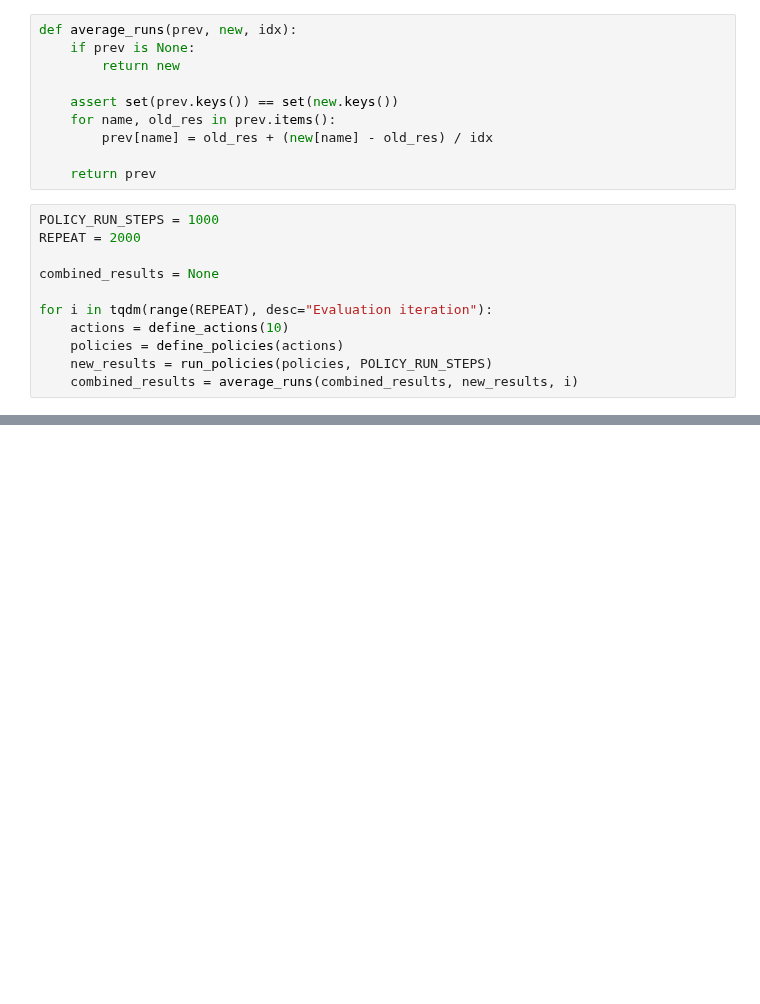
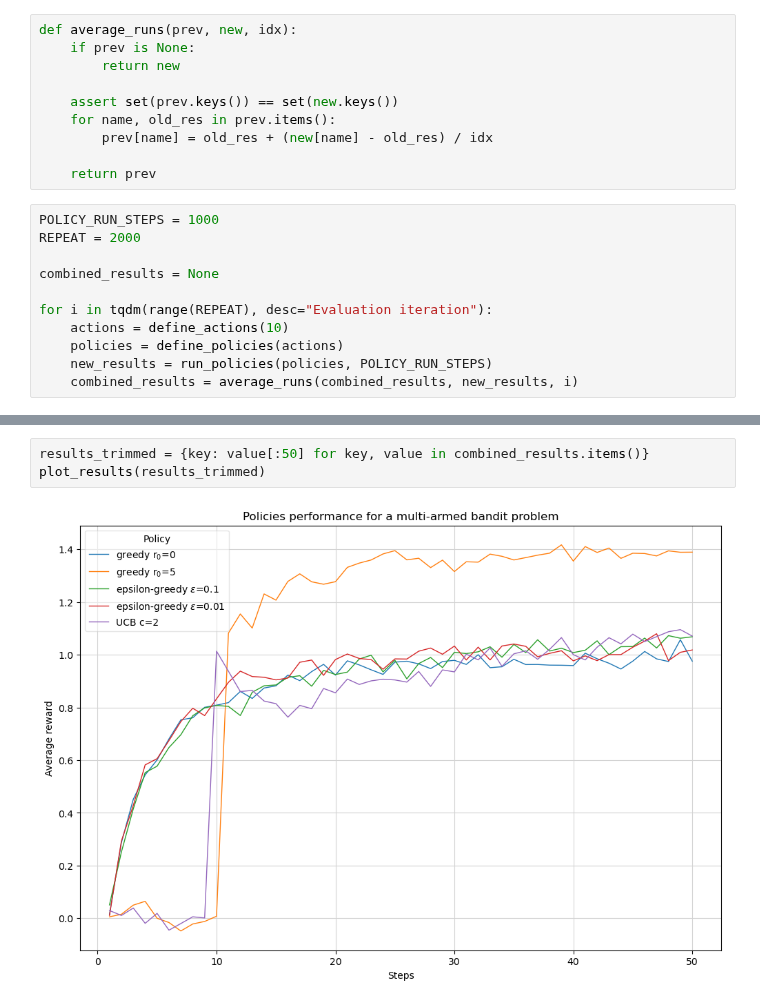
Before and after one commit to the-mysh/rl-coursework, a Jupyter notebook: tasks/multi_armed_bandits/Multi-Armed Bandits.ipynb, the cells around one changed output, grey strips where cells are left out. Drawn from its saved outputs; the diff is of its cells as text; blank space fills up the shorter version.

```diff
--- a/tasks/multi_armed_bandits/Multi-Armed Bandits.ipynb
+++ b/tasks/multi_armed_bandits/Multi-Armed Bandits.ipynb
@@ -70,0 +72,5 @@ _ = ax.set_title("Policies performance for a multi-armed bandit problem")
+# %%
+results_trimmed = {key: value[:50] for key, value in combined_results.items()}
+plot_results(results_trimmed)
+# %% [output]
+[figure, added]
```
Also changed, not shown: parts of 3 cells of this notebook.
